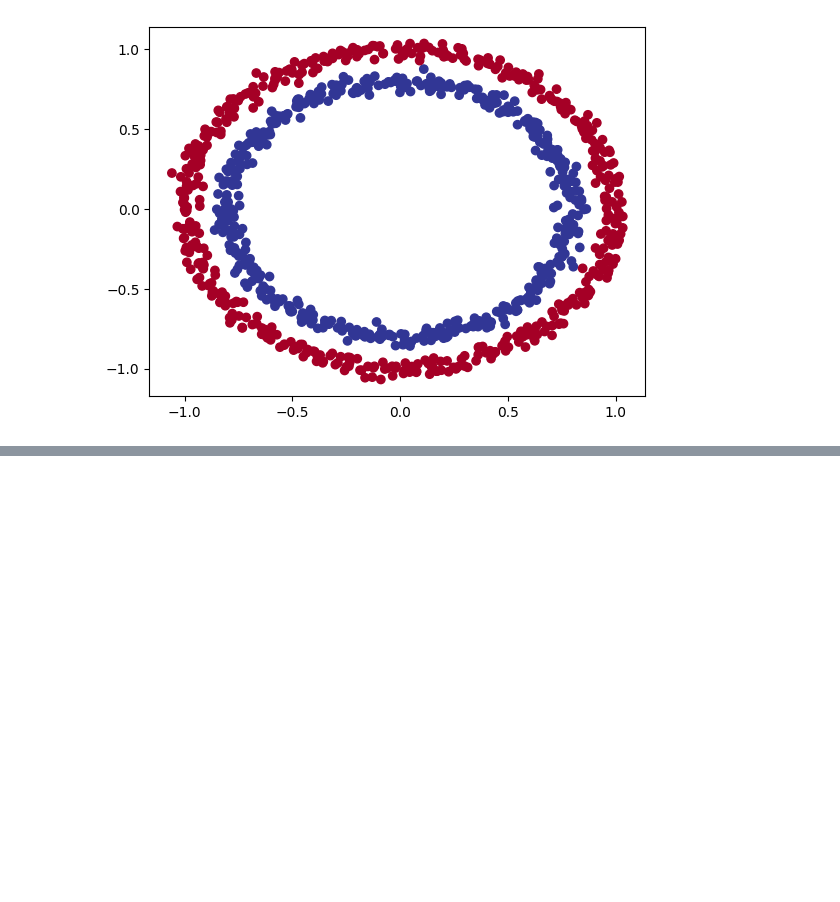
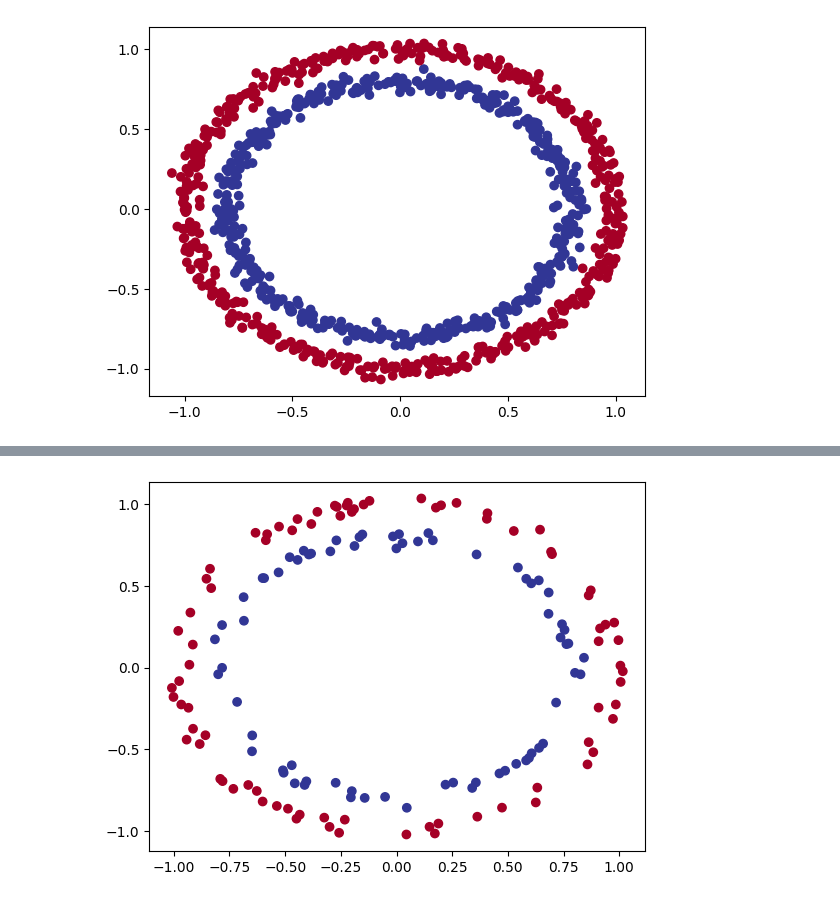
Before and after one commit to K4m1-5am4/DataAnalysis_and_ML, a Jupyter notebook: NNclassif.ipynb, the cells around one changed output, grey strips where cells are left out. Cells and saved outputs as stored; diff of their text form; code cells hidden in the pictures; blank space fills up the shorter version.

Commit message:
DataSplit

```diff
--- a/NNclassif.ipynb
+++ b/NNclassif.ipynb
@@ -52,0 +54,3 @@ plt.scatter(x=X[:, 0],
+# %%
+X=torch.from_numpy(X).type(torch.float)
+Y=torch.from_numpy(Y).type(torch.float)
@@ -52,0 +66,3 @@ plt.scatter(x=X[:, 0],
+# %%
+from sklearn.model_selection import train_test_split
+X_train,X_test,Y_train,Y_test=train_test_split(X,Y,test_size=0.2,random_state=42)
@@ -52,0 +78,8 @@ plt.scatter(x=X[:, 0],
+# %%
+samp=150
+plt.scatter(x=X_train[:samp, 0],
+            y=X_train[:samp, 1],
+            c=Y_train[:samp],
+            cmap=plt.cm.RdYlBu);
+# %% [output]
+[figure, added]
```
Also changed, not shown: parts of 5 cells of this notebook.
